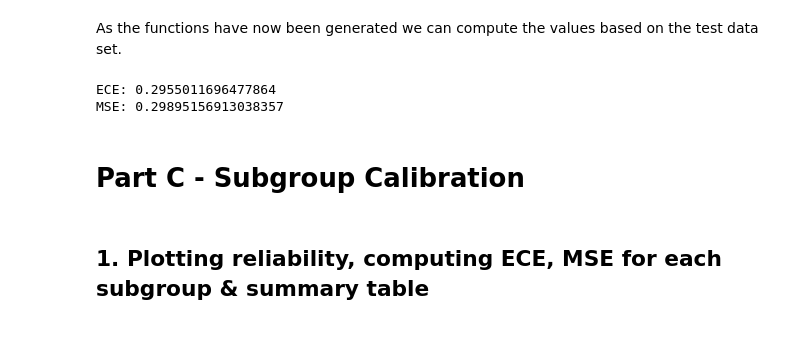
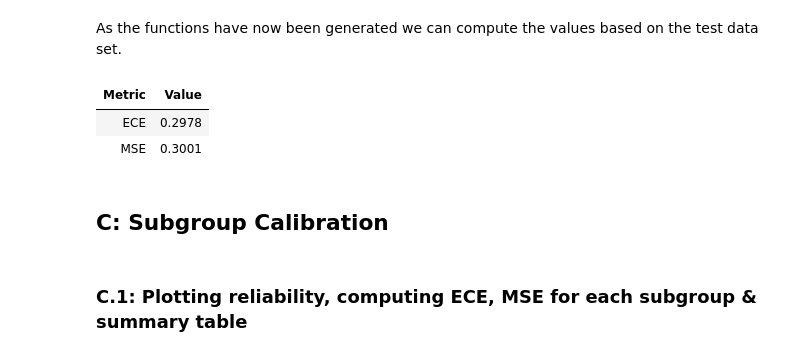
Before and after one commit to rshields2004/cs342, a Jupyter notebook: project.ipynb, the cells around one changed output. Saved outputs shown, nothing was run; the diff lists cells and outputs as text; code cells hidden in the pictures.

```diff
--- a/project.ipynb
+++ b/project.ipynb
@@ -572,16 +607,20 @@ def computeMSE(yTrue, yProb):
 # %% [markdown]
 As the functions have now been generated we can compute the values based on the test data set.
 # %%
-pTest = gnb.predictProbabilities(XTest)[:, 1]
+pTest = gnb.predict_proba(XTest)[:, 1]
 ece = computeECE(yTest, pTest)
 mse = computeMSE(yTest, pTest)
-
-print(f"ECE: {ece}\nMSE: {mse}")
+resultsDF = pd.DataFrame({
+    "Metric": ["ECE", "MSE"],
+    "Value": [f"{ece:.4f}", f"{mse:.4f}"]
+})
+display(HTML(resultsDF.to_html(index=False)))
 # %% [output]
-ECE: 0.2955011696477864
-MSE: 0.29895156913038357
+| Metric | Value |
+| ECE | 0.2978 |
+| MSE | 0.3001 |
 # %% [markdown]
-# Part C - Subgroup Calibration
+## C: Subgroup Calibration
 # %% [markdown]
-## 1. Plotting reliability, computing ECE, MSE for each subgroup & summary table
+### C.1: Plotting reliability, computing ECE, MSE for each subgroup & summary table
 # %% [markdown]
```
Also changed, not shown: parts of 19 cells of this notebook, 1 other file.
